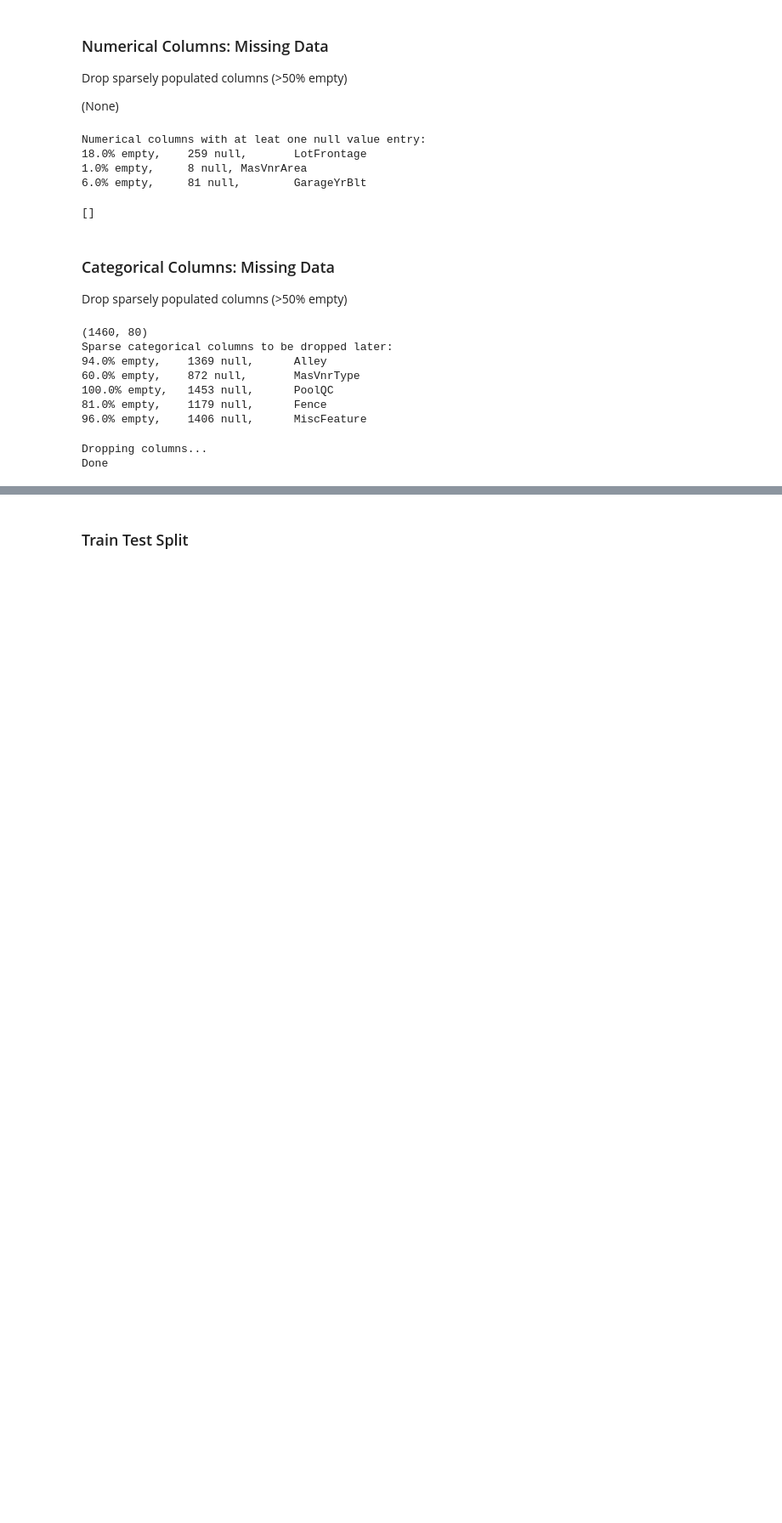
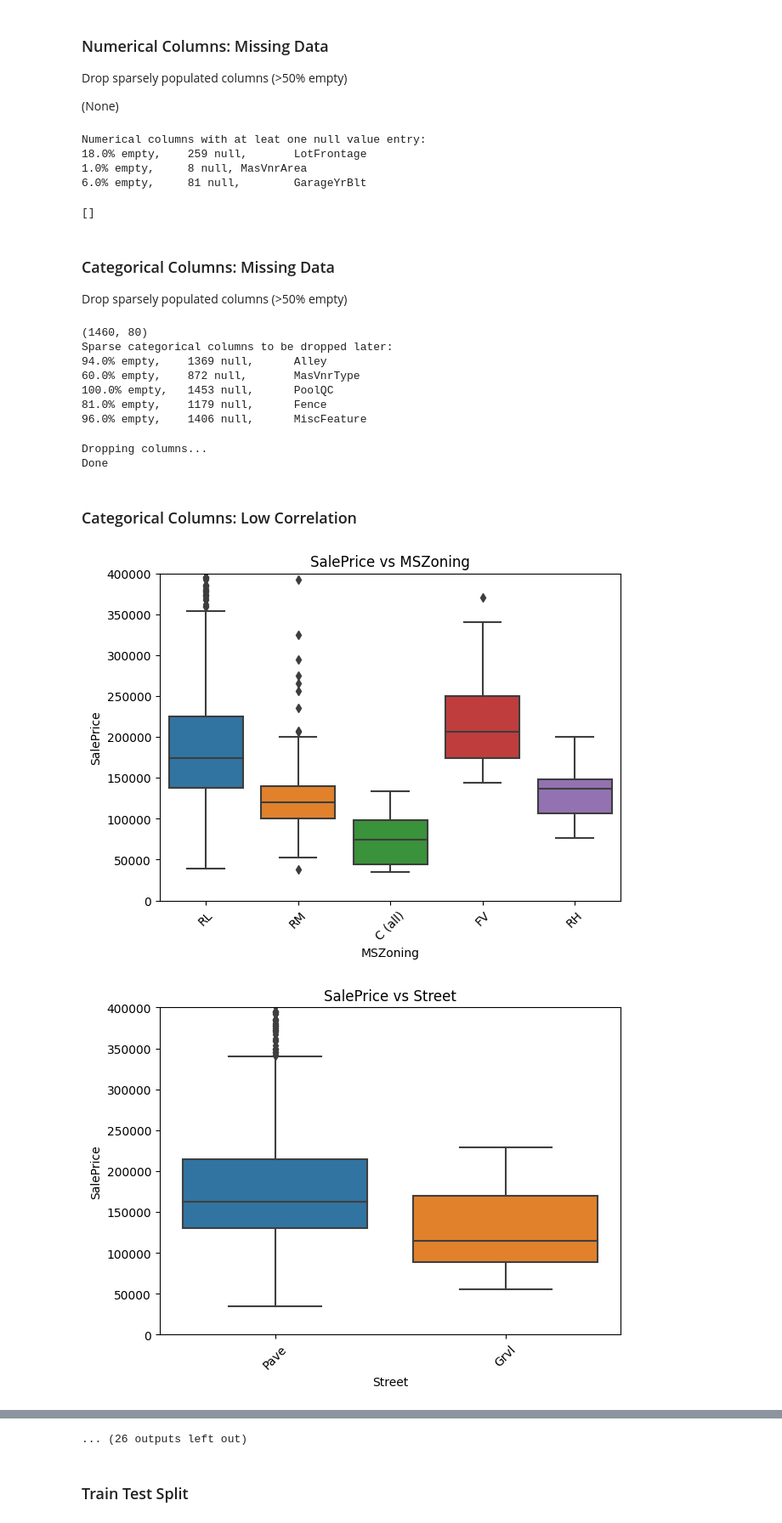
Before and after one commit to aln136/House-Price-Prediction-XGBoost, a Jupyter notebook: House-Price-Prediction-Competition-XGBoost.ipynb, the cells around one changed output, grey strips where cells are left out. Shown at 85% size. Saved outputs shown, nothing was run; the diff lists cells and outputs as text; code cells hidden in the pictures; blank space fills up the shorter version.

Commit message:
Kaggle Notebook | House-Price-Prediction-XGBoost | Version 11

```diff
--- a/House-Price-Prediction-Competition-XGBoost.ipynb
+++ b/House-Price-Prediction-Competition-XGBoost.ipynb
@@ -138,3 +138,18 @@ new_cat_cols = [col for col in cat_cols if col not in sparse_cols]
 # %% [output]
 Dropping columns...
 Done
+# %% [markdown]
+### Categorical Columns: Low Correlation
+# %%
+for col in new_cat_cols:
+    plt.figure(figsize=(7, 5))
+    sns.boxplot(x=col, y='SalePrice', data=df)
+    plt.title(f'SalePrice vs {col}')
+    plt.xticks(rotation=45)
+    plt.ylim(0, 400000)
+
+# plt.tight_layout()
+plt.show()
+# %% [output]
+[figure, added]
+[figure, added]
@@ -140,0 +166 @@ Done
+... (26 outputs left out)
```
Also changed, not shown: parts of 18 cells of this notebook.
